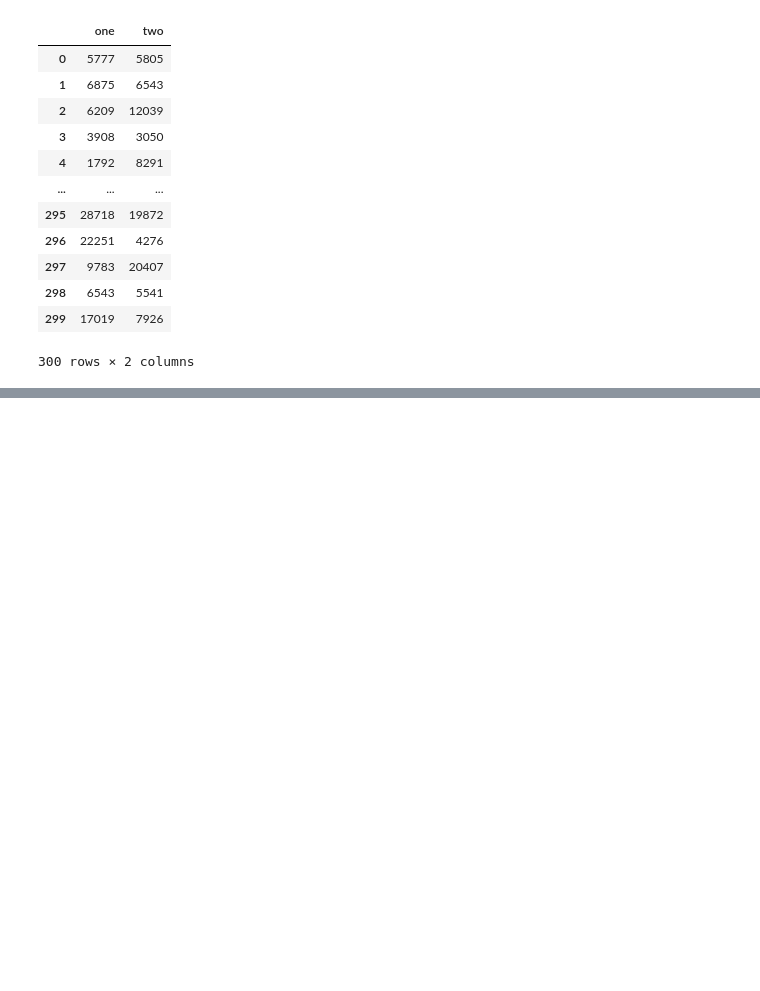
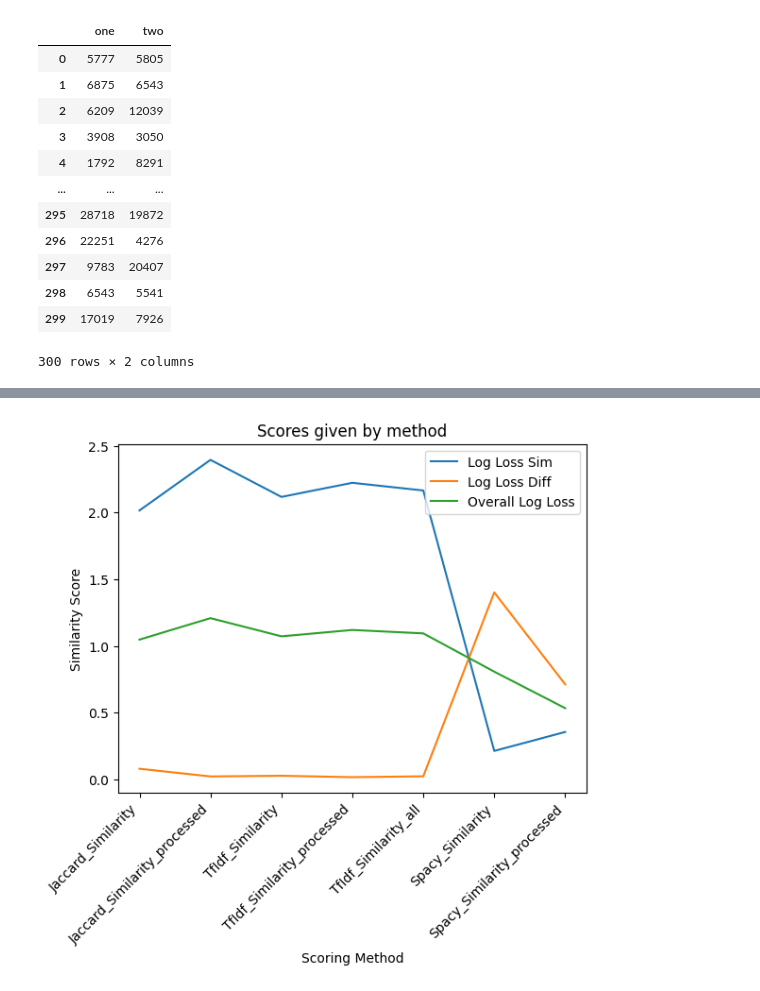
Before and after one commit to ak-malone/NLU, a Jupyter notebook: examples.ipynb, the cells around one changed output, grey strips where cells are left out. Cells and saved outputs as stored; diff of their text form; code cells hidden in the pictures; blank space fills up the shorter version.

```diff
--- a/examples.ipynb
+++ b/examples.ipynb
@@ -729,0 +726,10 @@ df
+# %%
+ll = []
+for col in sim_cols:
+  ll.extend([[col,logloss(caption_pairs,col,False)]])
+llS = pd.DataFrame(ll,columns=["Scoring Method","Log Loss Diff"])
+# %%
+LL = pd.merge(lldf,llS)
+LL.columns = ["Scoring Method","Log Loss Sim","Log Loss Diff"]
+LL["Overall Log Loss"] = (LL["Log Loss Diff"]+LL["Log Loss Sim"])/2
+LL
@@ -729,0 +745,9 @@ df
+# %%
+LL.plot.line(x="Scoring Method")
+plt.xticks(rotation=45, ha='right')
+plt.title("Scores given by method")
+plt.ylabel("Similarity Score")
+plt.xlabel("Scoring Method")
+plt.show()
+# %% [output]
+[figure, added]
```
Also changed, not shown: parts of 32 cells of this notebook.
